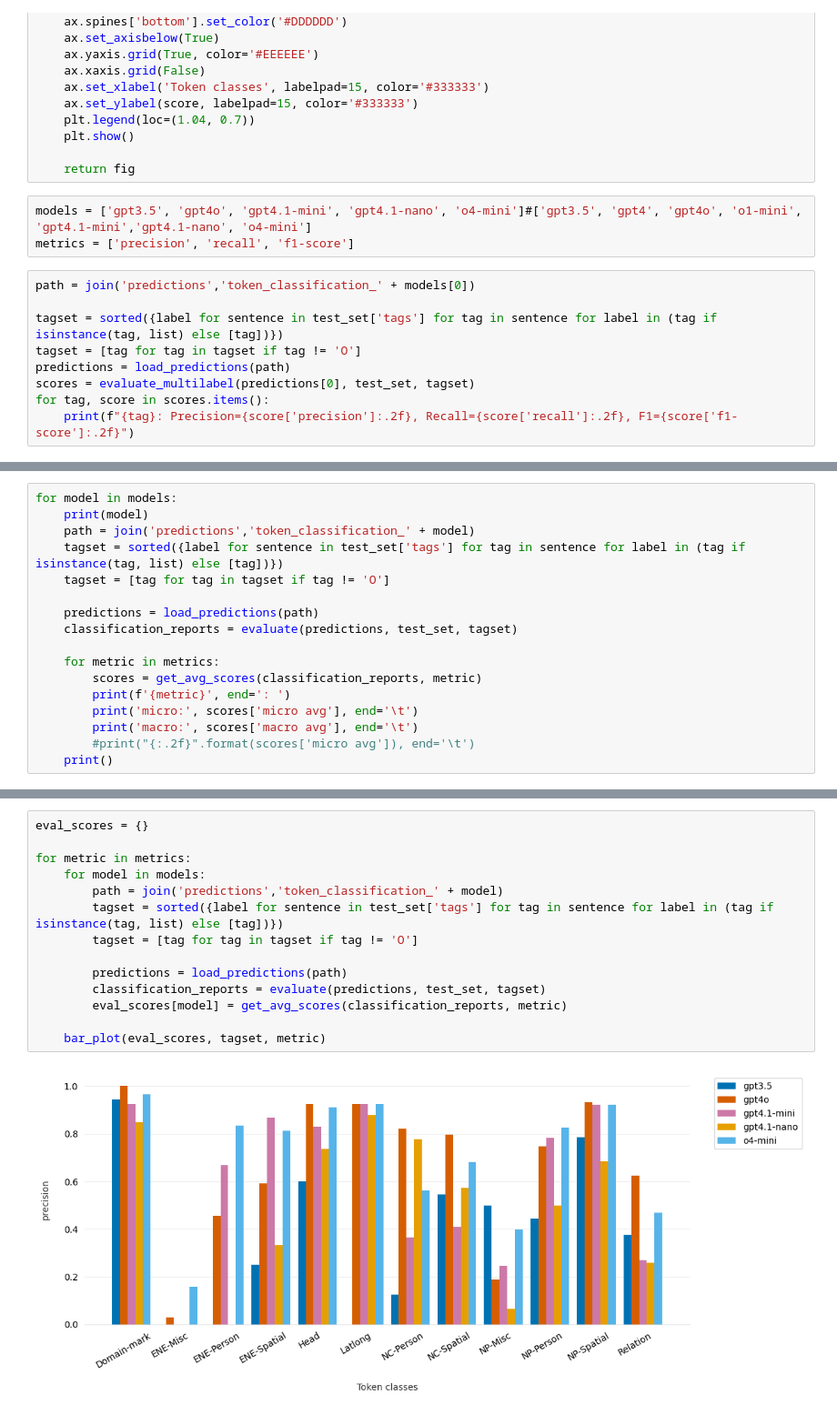
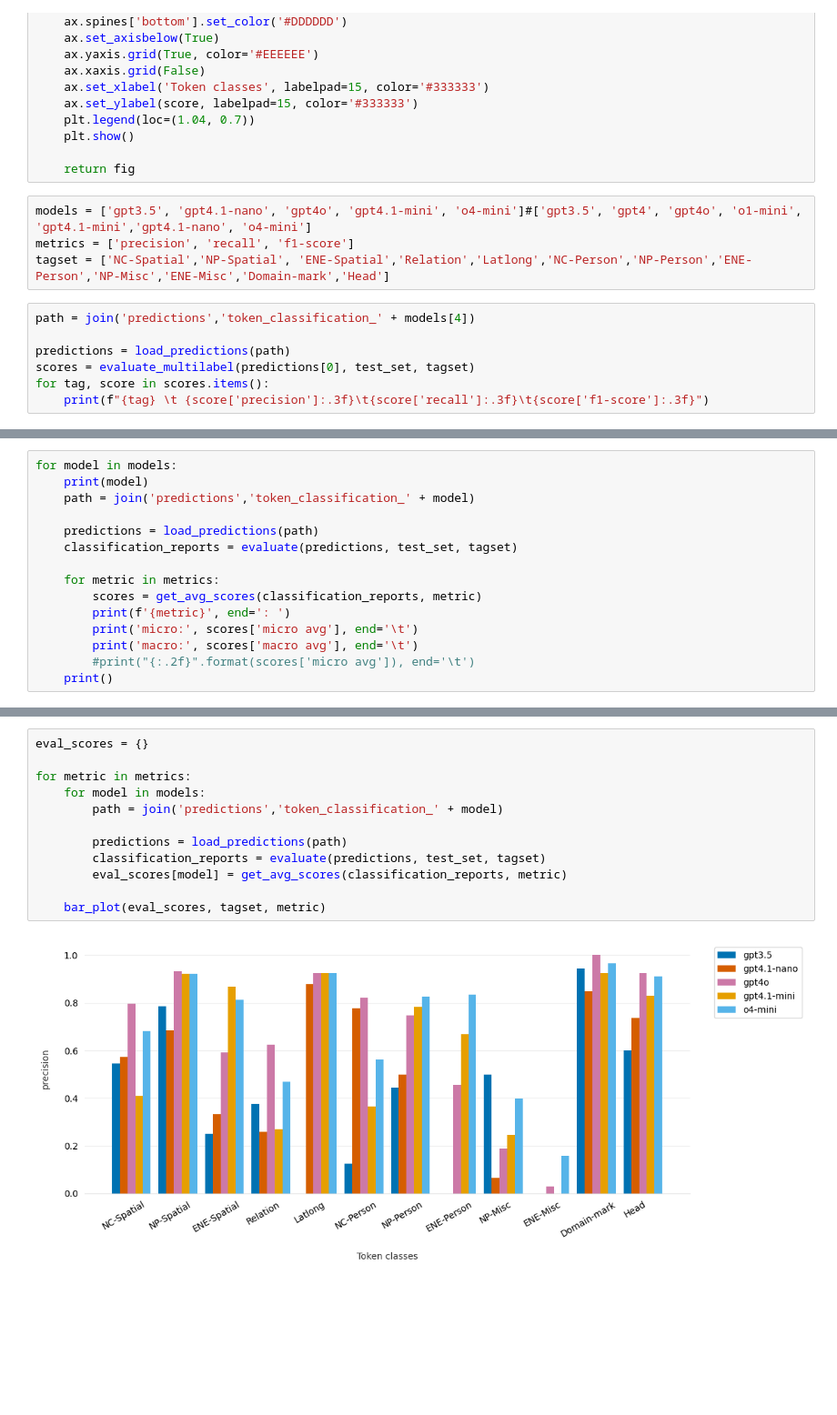
Before and after one commit to GEODE-project/ner-llm, a Jupyter notebook: token_classification_gpt_evaluation.ipynb, the cells around one changed output, grey strips where cells are left out. Shown at 91% size. Drawn from its saved outputs; the diff is of its cells as text; blank space fills up the shorter version.

```diff
--- a/token_classification_gpt_evaluation.ipynb
+++ b/token_classification_gpt_evaluation.ipynb
@@ -320,15 +320,14 @@ def bar_plot(scores, tagset, score='f1-score'):
 
     return fig
 # %%
-models = ['gpt3.5', 'gpt4o', 'gpt4.1-mini', 'gpt4.1-nano', 'o4-mini']#['gpt3.5', 'gpt4', 'gpt4o', 'o1-mini', 'gpt4.1-mini','gpt4.1-nano', 'o4-mini']
+models = ['gpt3.5', 'gpt4.1-nano', 'gpt4o', 'gpt4.1-mini', 'o4-mini']#['gpt3.5', 'gpt4', 'gpt4o', 'o1-mini', 'gpt4.1-mini','gpt4.1-nano', 'o4-mini']
 metrics = ['precision', 'recall', 'f1-score']
+tagset = ['NC-Spatial','NP-Spatial', 'ENE-Spatial','Relation','Latlong','NC-Person','NP-Person','ENE-Person','NP-Misc','ENE-Misc','Domain-mark','Head']
 # %%
-path = join('predictions','token_classification_' + models[0])
+path = join('predictions','token_classification_' + models[4])
 
-tagset = sorted({label for sentence in test_set['tags'] for tag in sentence for label in (tag if isinstance(tag, list) else [tag])})
-tagset = [tag for tag in tagset if tag != 'O']
 predictions = load_predictions(path)
 scores = evaluate_multilabel(predictions[0], test_set, tagset)
 for tag, score in scores.items():
-    print(f"{tag}: Precision={score['precision']:.2f}, Recall={score['recall']:.2f}, F1={score['f1-score']:.2f}")
+    print(f"{tag} \t {score['precision']:.3f}\t{score['recall']:.3f}\t{score['f1-score']:.3f}")
 # %% [output]
@@ -366,8 +349,6 @@ tagset
 for model in models:
     print(model)
     path = join('predictions','token_classification_' + model)
-    tagset = sorted({label for sentence in test_set['tags'] for tag in sentence for label in (tag if isinstance(tag, list) else [tag])})
-    tagset = [tag for tag in tagset if tag != 'O']
 
     predictions = load_predictions(path)
     classification_reports = evaluate(predictions, test_set, tagset)
@@ -393,16 +374,14 @@ precision: micro: 0.7557067603160668    macro: 0.705149938404685        recall:
 # %%
 eval_scores = {}
 
 for metric in metrics:
     for model in models:
         path = join('predictions','token_classification_' + model)
-        tagset = sorted({label for sentence in test_set['tags'] for tag in sentence for label in (tag if isinstance(tag, list) else [tag])})
-        tagset = [tag for tag in tagset if tag != 'O']
 
         predictions = load_predictions(path)
         classification_reports = evaluate(predictions, test_set, tagset)
         eval_scores[model] = get_avg_scores(classification_reports, metric)
 
     bar_plot(eval_scores, tagset, metric)
 # %% [output]
-[figure, old version]
+[figure, new version]
```
Also changed, not shown: parts of 4 cells of this notebook.
